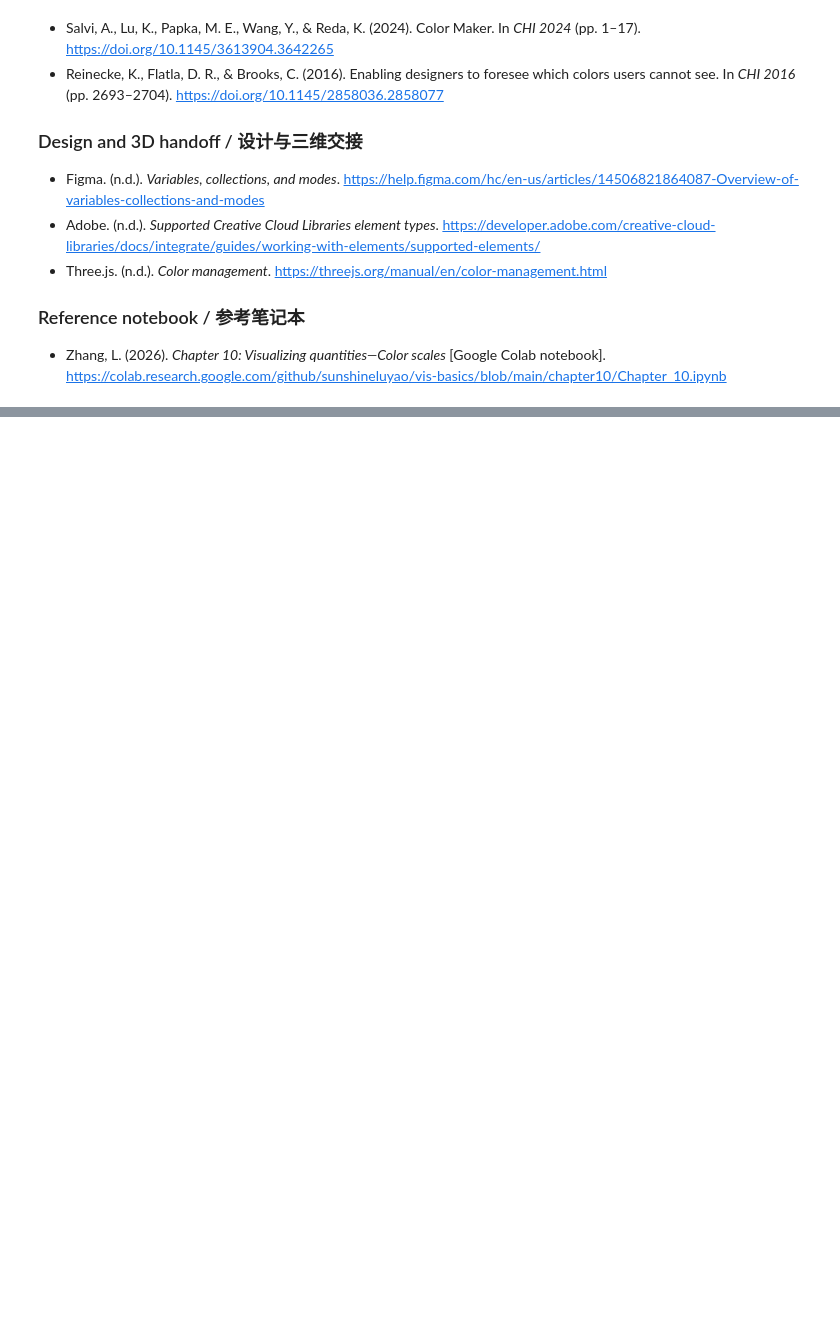
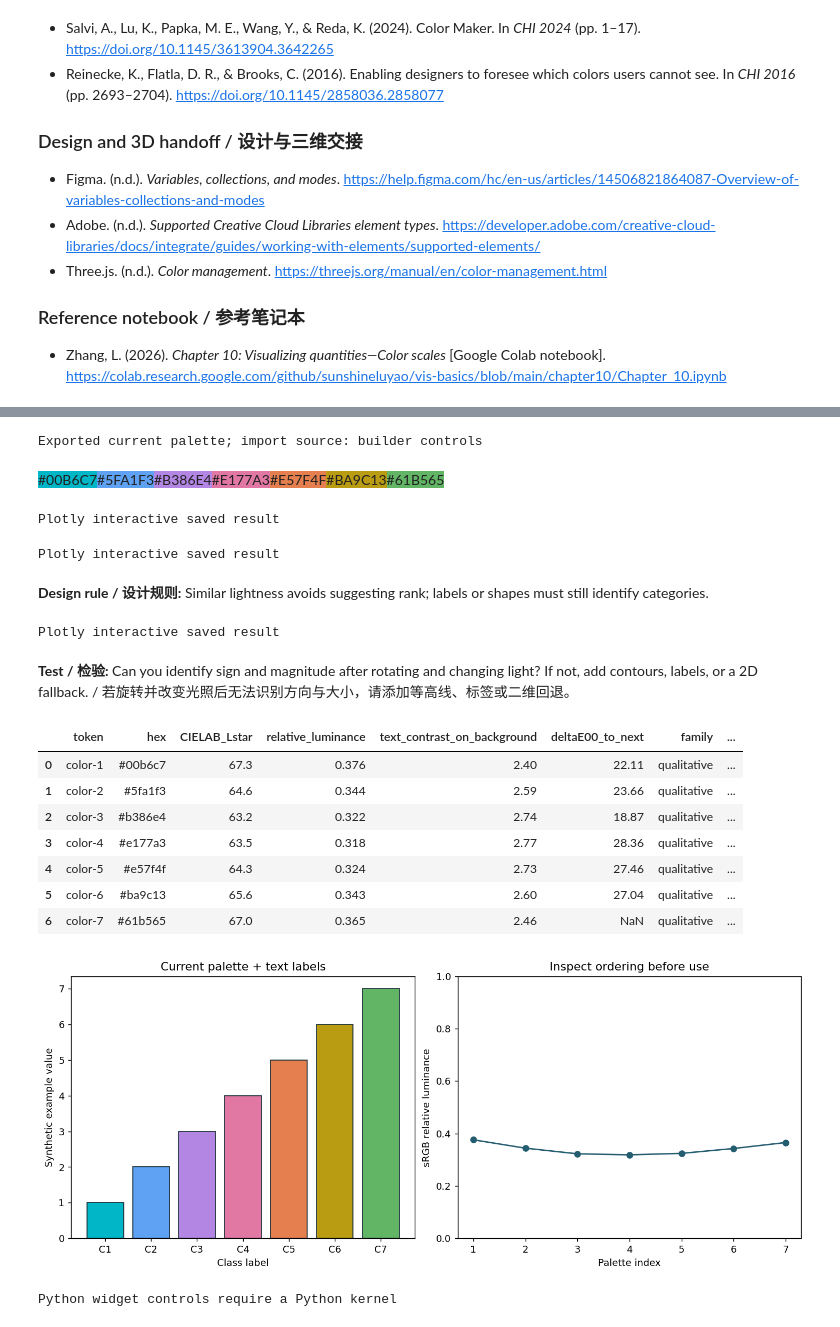
Before and after one commit to sunshineluyao/interactive-demo-between-water-and-mountains, a Jupyter notebook: notebooks/INFOSCI301_Color_Palette_Accessibility_Studio.ipynb, the cells around one changed output, grey strips where cells are left out. Saved outputs shown, nothing was run; the diff lists cells and outputs as text; code cells hidden in the pictures; blank space fills up the shorter version.

Commit message:
Complete authorized public INFOSCI301 notebook revision: same existing public OSM/NASA/Mandara snapshots, generated outputs, empty learner templates; no attachments or private participant data

```diff
--- a/notebooks/INFOSCI301_Color_Palette_Accessibility_Studio.ipynb
+++ b/notebooks/INFOSCI301_Color_Palette_Accessibility_Studio.ipynb
@@ -159,7 +188,10 @@ palette_chroma = widgets.FloatSlider(value=.14, min=.03, max=.24, step=.01, desc
 span = widgets.IntSlider(value=52, min=20, max=68, description="L span / 亮度跨度")
 palette_output = widgets.Output()
 
+palette_override = []
+
 def make_palette(kind, n, h, c, l_span):
+    if palette_override: return list(palette_override)
     if kind == "qualitative":
         return [oklch_hex(.70, c, (h + i * 300/max(1,n-1)) % 360) for i in range(n)]
     low_l = max(.25, .92 - l_span/100)
@@ -330,6 +400,7 @@ In 3D, assigned color is not necessarily perceived color. Lighting, normals, ton
 Three.js expects color textures to declare the appropriate color space; ordinary color textures typically use sRGB while lighting calculations occur in a linear working space. The Plotly surface below demonstrates the perceptual consequence without claiming to reproduce a complete renderer. / Three.js 要求颜色纹理声明正确色彩空间；普通纹理通常使用 sRGB，而光照计算在线性空间中进行。下方仅演示感知后果，并非完整渲染管线。
 # %%
 # 8A · Interactive 3D palette + lighting comparison / 交互式三维色板与光照比较
+# Analytic teaching surface, not measured scientific data.
 x=np.linspace(-3,3,70); y=np.linspace(-3,3,70); X,Y=np.meshgrid(x,y); Z=np.sin(X**2+Y**2)/(1+.22*(X**2+Y**2))
 surface_family=widgets.Dropdown(options=[("Sequential / 顺序","sequential"),("Diverging / 发散","diverging")],description="Palette / 色板")
 surface_hue=widgets.IntSlider(value=205,min=0,max=360,description="Hue / 色相"); ambient=widgets.FloatSlider(value=.75,min=0,max=1,step=.05,description="Ambient / 环境光"); roughness=widgets.FloatSlider(value=.65,min=.05,max=1,step=.05,description="Roughness / 粗糙度"); surface_output=widgets.Output()
@@ -338,7 +409,7 @@ def draw_surface(change=None):
     with surface_output:
         clear_output(wait=True)
         fig=go.Figure(go.Surface(z=Z,x=X,y=Y,colorscale=colorscale,colorbar=dict(title="Value / 数值"),lighting=dict(ambient=ambient.value,diffuse=.8,roughness=roughness.value,specular=.25,fresnel=.15)))
-        fig.update_layout(height=620,title="Rotate; compare color with geometry and light / 旋转并比较色彩、几何与光照",paper_bgcolor="#fbfcfa"); fig.show(config={"displaylogo":False,"responsive":True,"scrollZoom":True})
+        fig.update_layout(height=620,title="Analytic teaching surface: geometry, color and light",paper_bgcolor="#fbfcfa"); fig.show(config={"displaylogo":False,"responsive":True,"scrollZoom":True})
         display(HTML('<div class="color-note"><b>Test / 检验:</b> Can you identify sign and magnitude after rotating and changing light? If not, add contours, labels, or a 2D fallback. / 若旋转并改变光照后无法识别方向与大小，请添加等高线、标签或二维回退。</div>'))
 for control in (surface_family,surface_hue,ambient,roughness): control.observe(draw_surface,names="value")
 draw_surface(); display(widgets.VBox([surface_family,surface_hue,ambient,roughness,surface_output]))
@@ -536,0 +620,57 @@ Turn careful observation into a defensible claim, test your design with others,
+# %%
+import matplotlib.pyplot as plt
+import re
+imported_colors = []
+palette_input = widgets.Textarea(value='[]',description='Hex JSON',layout=widgets.Layout(width='95%'))
+apply_palette = widgets.Button(description='Apply + export current palette')
+export_status = widgets.Output()
+def current_palette():
+ return imported_colors or make_palette(family.value,steps.value,base_hue.value,palette_chroma.value,span.value)
+def export_current_palette(_=None):
+ global imported_colors, palette_override
+ raw=json.loads(palette_input.value)
+ assert isinstance(raw,list) and (not raw or 3<=len(raw)<=11), 'Provide 3–11 colors, or []'
+ assert all(isinstance(c,str) and re.fullmatch(r'#[0-9a-fA-F]{6}',c) for c in raw), 'Use six-digit hex colors'
+ imported_colors=raw
+ palette_override=list(raw)
+ draw_palette()
+ draw_surface()
+ colors=current_palette(); out=Path('student_exports');out.mkdir(exist_ok=True)
+ names=['palette/{}/{:02d}'.format(family.value,i+1) for i in range(len(colors))]
+ audit=audit_palette(colors,family.value);audit.to_csv(out/'palette_audit.csv',index=False)
+ (out/'palette.json').write_text(json.dumps(colors,indent=2))
+ (out/'palette.css').write_text(':root {\n'+'\n'.join('--palette-{}: {};'.format(i+1,c) for i,c in enumerate(colors))+'\n}')
+ (out/'tokens.json').write_text(json.dumps({name:{'$type':'color','$value':color} for name,color in zip(names,colors)},indent=2))
+ write_ase(out/'palette.ase',names,colors)
+ # Class examples are synthetic ordered integers, explicitly labeled.
+ fig,axes=plt.subplots(1,2,figsize=(11,4.5),layout='constrained')
+ axes[0].bar(range(len(colors)),np.arange(1,len(colors)+1),color=colors,edgecolor='#20343b')
+ axes[0].set_xticks(range(len(colors)),['C'+str(i+1) for i in range(len(colors))]);axes[0].set(xlabel='Class label',ylabel='Synthetic example value',title='Current palette + text labels')
+ axes[1].plot(range(1,len(colors)+1),[relative_luminance(c) for c in colors],'-o',color='#245c70')
+ axes[1].set(xlabel='Palette index',ylabel='sRGB relative luminance',ylim=(0,1),title='Inspect ordering before use')
+ for fmt in ['png','svg','pdf']:fig.savefig(out/('current_palette.'+fmt),bbox_inches='tight')
+ with export_status:
+  display(audit);plt.show();print('Exported current palette; import source:', 'pasted JSON' if raw else 'builder controls')
+ return colors
+apply_palette.on_click(export_current_palette)
+export_current_palette()
+display(widgets.VBox([palette_input,apply_palette,export_status]))
+# After changing a builder control, click Apply + export to refresh the matching files.
+# %% [output]
+Exported current palette; import source: builder controls
+#00B6C7#5FA1F3#B386E4#E177A3#E57F4F#BA9C13#61B565
+Plotly interactive saved result
+Plotly interactive saved result
+Design rule / 设计规则: Similar lightness avoids suggesting rank; labels or shapes must still identify categories.
+Plotly interactive saved result
+Test / 检验: Can you identify sign and magnitude after rotating and changing light? If not, add contours, labels, or a 2D fallback. / 若旋转并改变光照后无法识别方向与大小，请添加等高线、标签或二维回退。
+|  | token | hex | CIELAB_Lstar | relative_luminance | text_contrast_on_background | deltaE00_to_next | family | ... |
+| 0 | color-1 | #00b6c7 | 67.3 | 0.376 | 2.40 | 22.11 | qualitative | ... |
+| 1 | color-2 | #5fa1f3 | 64.6 | 0.344 | 2.59 | 23.66 | qualitative | ... |
+| 2 | color-3 | #b386e4 | 63.2 | 0.322 | 2.74 | 18.87 | qualitative | ... |
+| 3 | color-4 | #e177a3 | 63.5 | 0.318 | 2.77 | 28.36 | qualitative | ... |
+| 4 | color-5 | #e57f4f | 64.3 | 0.324 | 2.73 | 27.46 | qualitative | ... |
+| 5 | color-6 | #ba9c13 | 65.6 | 0.343 | 2.60 | 27.04 | qualitative | ... |
+| 6 | color-7 | #61b565 | 67.0 | 0.365 | 2.46 | NaN | qualitative | ... |
+[figure, added]
+Python widget controls require a Python kernel
```
Also changed, not shown: parts of 15 cells of this notebook, 51 other files.
